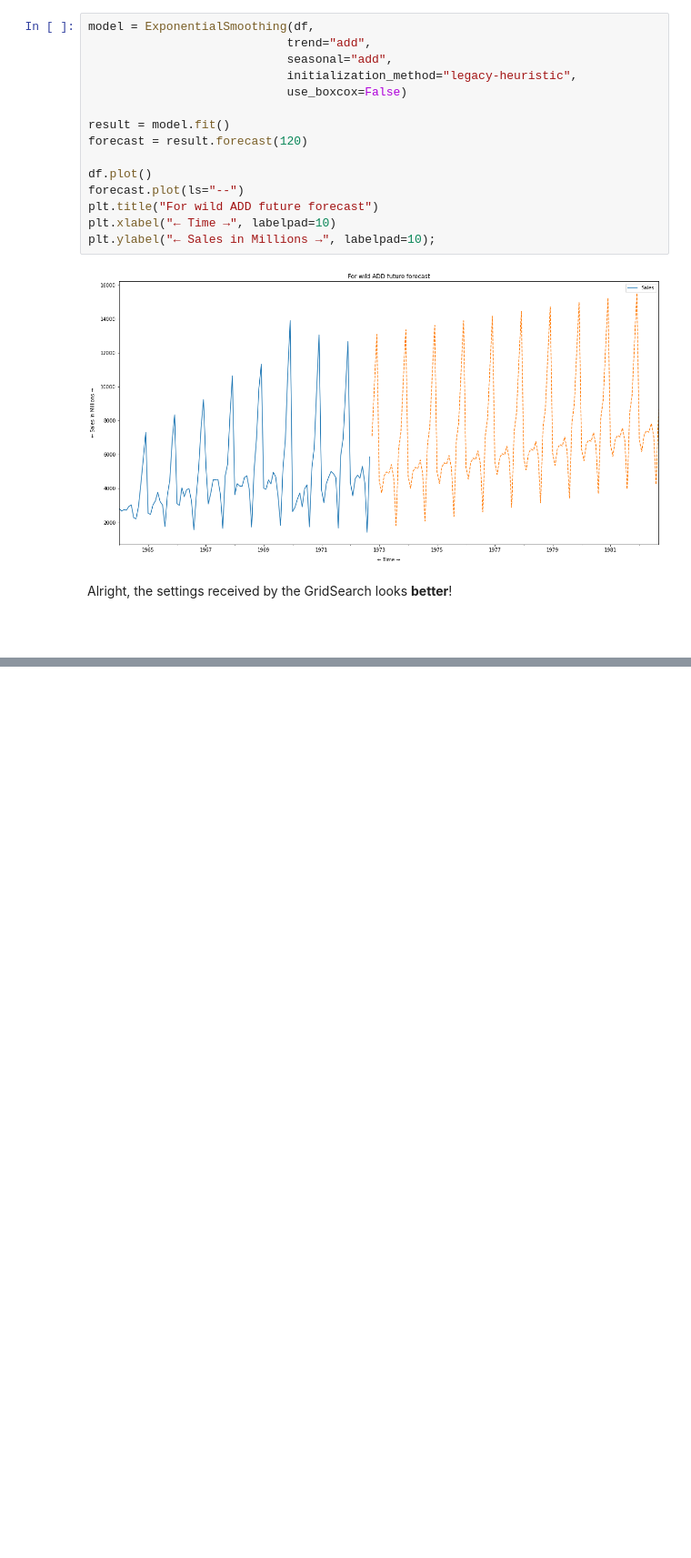
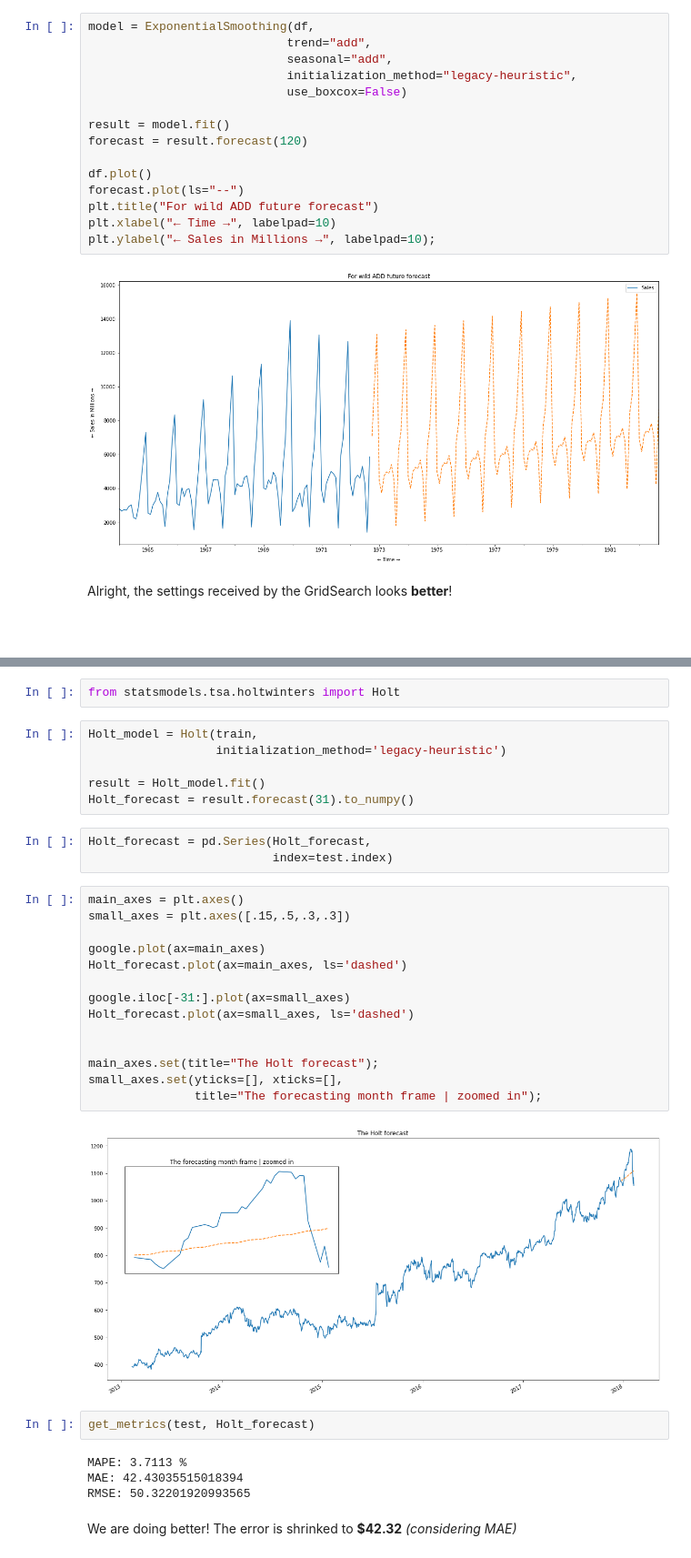
Before and after one commit to AayushSameerShah/TimeSeries-Forecasting, a Jupyter notebook: 2. Exponential Smoothing and ETS/8. Self Exercise.ipynb, the cells around one changed output, grey strips where cells are left out. Shown at 91% size. Drawn from its saved outputs; the diff is of its cells as text; blank space fills up the shorter version.

```diff
--- a/2. Exponential Smoothing and ETS/8. Self Exercise.ipynb
+++ b/2. Exponential Smoothing and ETS/8. Self Exercise.ipynb
@@ -254,0 +395,35 @@ Alright, the settings received by the GridSearch looks **better**!
+# %%
+from statsmodels.tsa.holtwinters import Holt
+# %%
+Holt_model = Holt(train,
+                  initialization_method='legacy-heuristic')
+
+result = Holt_model.fit()
+Holt_forecast = result.forecast(31).to_numpy()
+# %%
+Holt_forecast = pd.Series(Holt_forecast,
+                          index=test.index)
+# %%
+main_axes = plt.axes()
+small_axes = plt.axes([.15,.5,.3,.3])
+
+google.plot(ax=main_axes)
+Holt_forecast.plot(ax=main_axes, ls='dashed')
+
+google.iloc[-31:].plot(ax=small_axes)
+Holt_forecast.plot(ax=small_axes, ls='dashed')
+
+
+main_axes.set(title="The Holt forecast");
+small_axes.set(yticks=[], xticks=[],
+               title="The forecasting month frame | zoomed in");
+# %% [output]
+[figure, added]
+# %%
+get_metrics(test, Holt_forecast)
+# %% [output]
+MAPE: 3.7113 %
+MAE: 42.43035515018394
+RMSE: 50.32201920993565
+# %% [markdown]
+We are doing better! The error is shrinked to **$42.32** *(considering MAE)*
```
Also changed, not shown: parts of 64 cells of this notebook, 2 other files.
